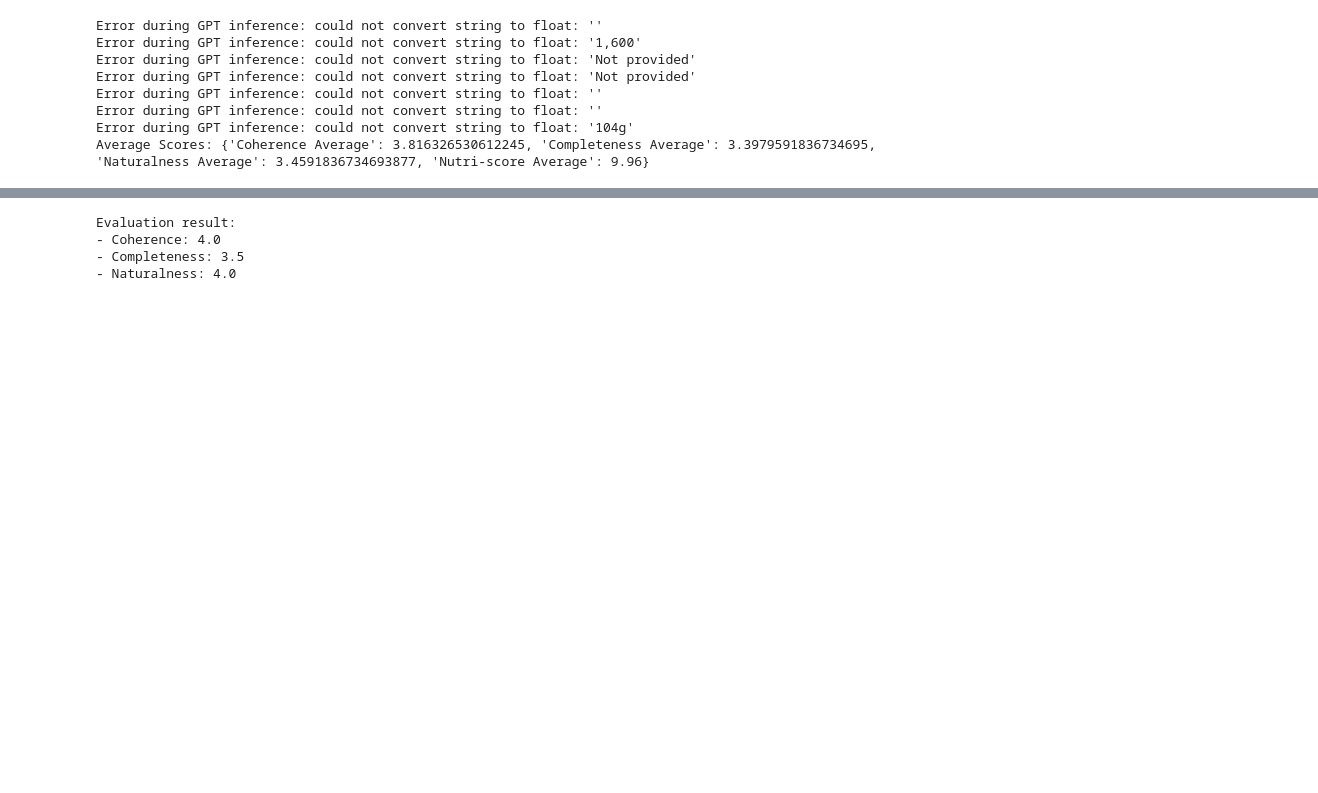
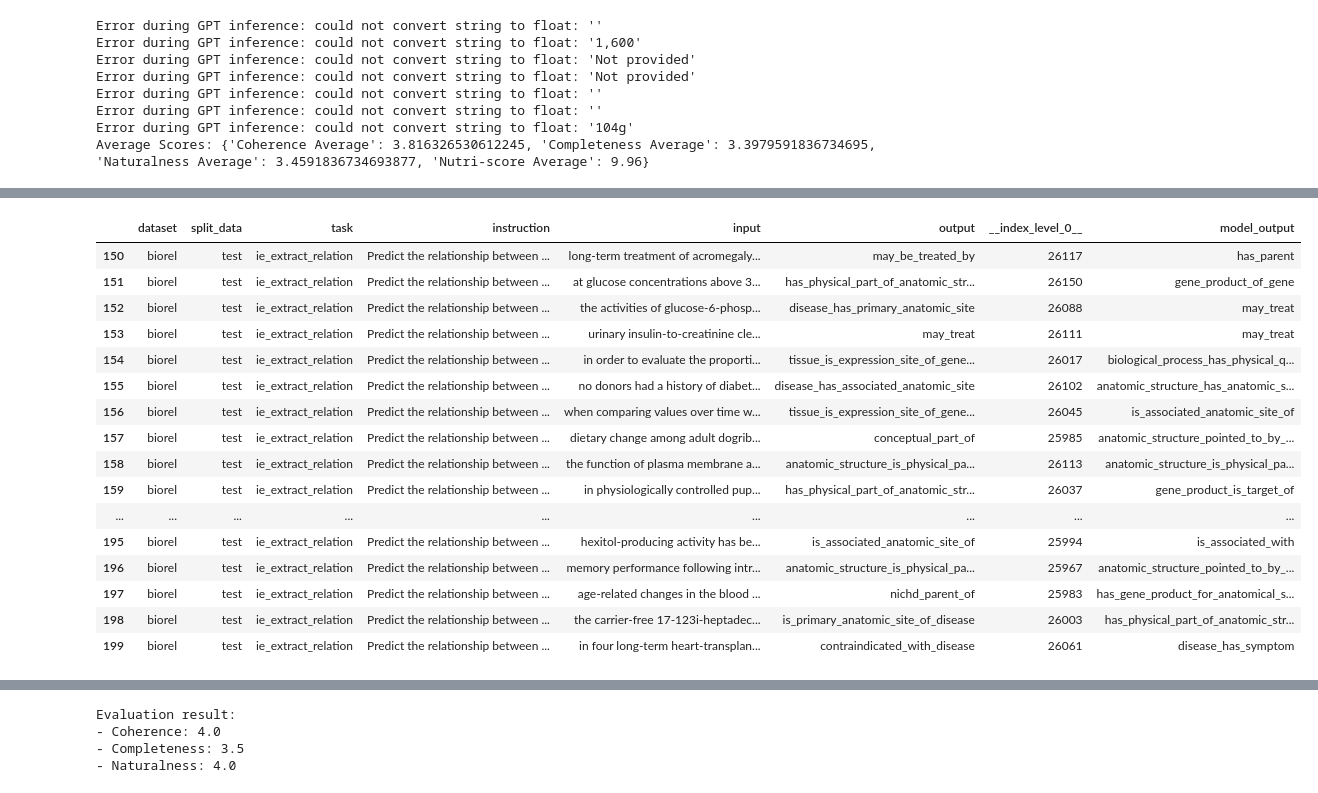
Before and after one commit to HwangIsAce/llm_for_diabetes, a Jupyter notebook: src/model/performance_analysis.ipynb, the cells around one changed output, grey strips where cells are left out. Cells and saved outputs as stored; diff of their text form; code cells hidden in the pictures; blank space fills up the shorter version.

```diff
--- a/src/model/performance_analysis.ipynb
+++ b/src/model/performance_analysis.ipynb
@@ -502,3 +599,23 @@ print(nli_acc)  # bioinstruct - 0.33
+# %%
+df[df['task'] == 'ie_extract_relation']
+# %% [output]
+|  | dataset | split_data | task | instruction | input | output | __index_level_0__ | model_output |
+| 150 | biorel | test | ie_extract_relation | Predict the relationship between ... | long-term treatment of acromegaly... | may_be_treated_by | 26117 | has_parent |
+| 151 | biorel | test | ie_extract_relation | Predict the relationship between ... | at glucose concentrations above 3... | has_physical_part_of_anatomic_str... | 26150 | gene_product_of_gene |
+| 152 | biorel | test | ie_extract_relation | Predict the relationship between ... | the activities of glucose-6-phosp... | disease_has_primary_anatomic_site | 26088 | may_treat |
+| 153 | biorel | test | ie_extract_relation | Predict the relationship between ... | urinary insulin-to-creatinine cle... | may_treat | 26111 | may_treat |
+| 154 | biorel | test | ie_extract_relation | Predict the relationship between ... | in order to evaluate the proporti... | tissue_is_expression_site_of_gene... | 26017 | biological_process_has_physical_q... |
+| 155 | biorel | test | ie_extract_relation | Predict the relationship between ... | no donors had a history of diabet... | disease_has_associated_anatomic_site | 26102 | anatomic_structure_has_anatomic_s... |
+| 156 | biorel | test | ie_extract_relation | Predict the relationship between ... | when comparing values over time w... | tissue_is_expression_site_of_gene... | 26045 | is_associated_anatomic_site_of |
+| 157 | biorel | test | ie_extract_relation | Predict the relationship between ... | dietary change among adult dogrib... | conceptual_part_of | 25985 | anatomic_structure_pointed_to_by_... |
+| 158 | biorel | test | ie_extract_relation | Predict the relationship between ... | the function of plasma membrane a... | anatomic_structure_is_physical_pa... | 26113 | anatomic_structure_is_physical_pa... |
+| 159 | biorel | test | ie_extract_relation | Predict the relationship between ... | in physiologically controlled pup... | has_physical_part_of_anatomic_str... | 26037 | gene_product_is_target_of |
+| ... | ... | ... | ... | ... | ... | ... | ... | ... |
+| 195 | biorel | test | ie_extract_relation | Predict the relationship between ... | hexitol-producing activity has be... | is_associated_anatomic_site_of | 25994 | is_associated_with |
+| 196 | biorel | test | ie_extract_relation | Predict the relationship between ... | memory performance following intr... | anatomic_structure_is_physical_pa... | 25967 | anatomic_structure_pointed_to_by_... |
+| 197 | biorel | test | ie_extract_relation | Predict the relationship between ... | age-related changes in the blood ... | nichd_parent_of | 25983 | has_gene_product_for_anatomical_s... |
+| 198 | biorel | test | ie_extract_relation | Predict the relationship between ... | the carrier-free 17-123i-heptadec... | is_primary_anatomic_site_of_disease | 26003 | has_physical_part_of_anatomic_str... |
+| 199 | biorel | test | ie_extract_relation | Predict the relationship between ... | in four long-term heart-transplan... | contraindicated_with_disease | 26061 | disease_has_symptom |
 # %%
 # ie - ie_extract_relation
 from sklearn.metrics import precision_score, recall_score, f1_score
```
Also changed, not shown: parts of 9 cells of this notebook, 4 other files.
